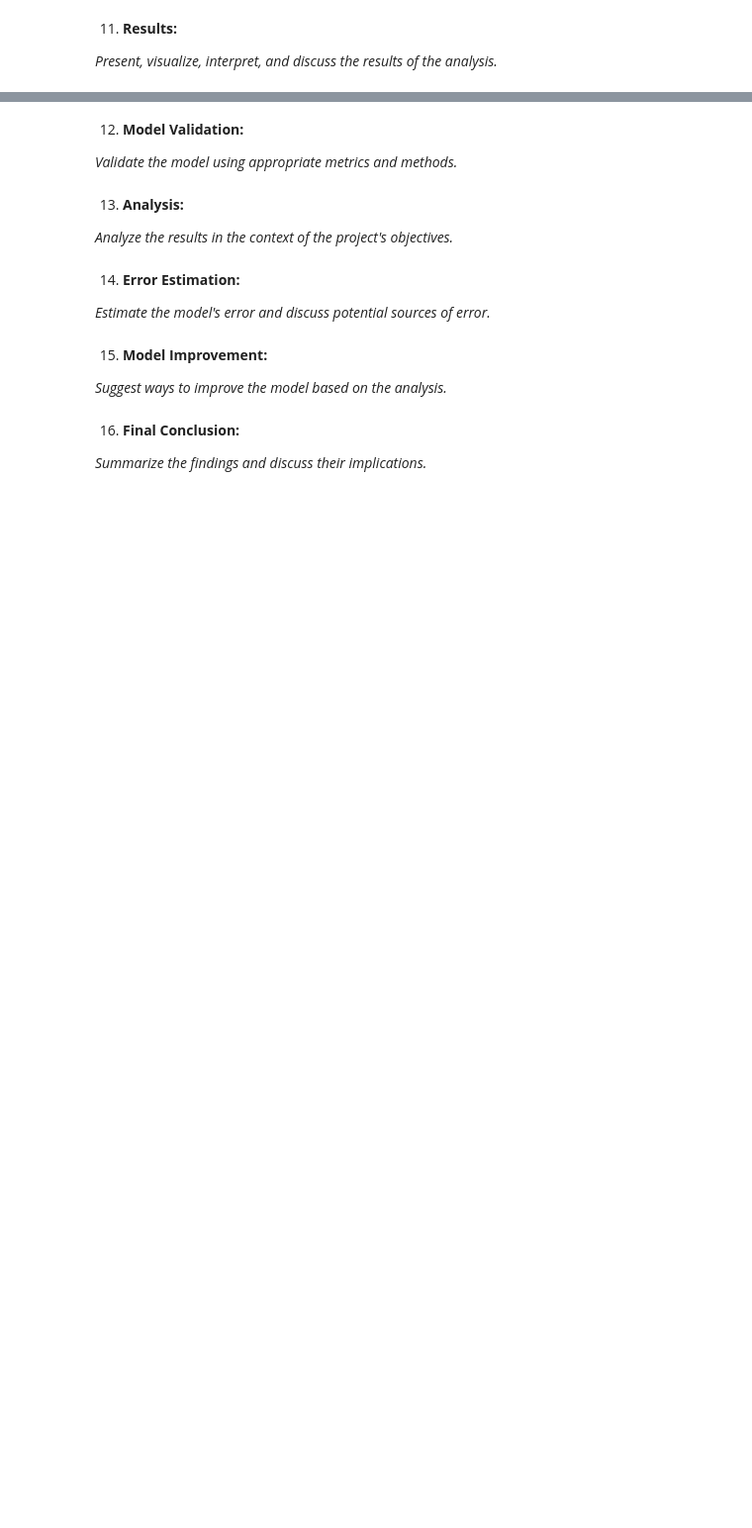
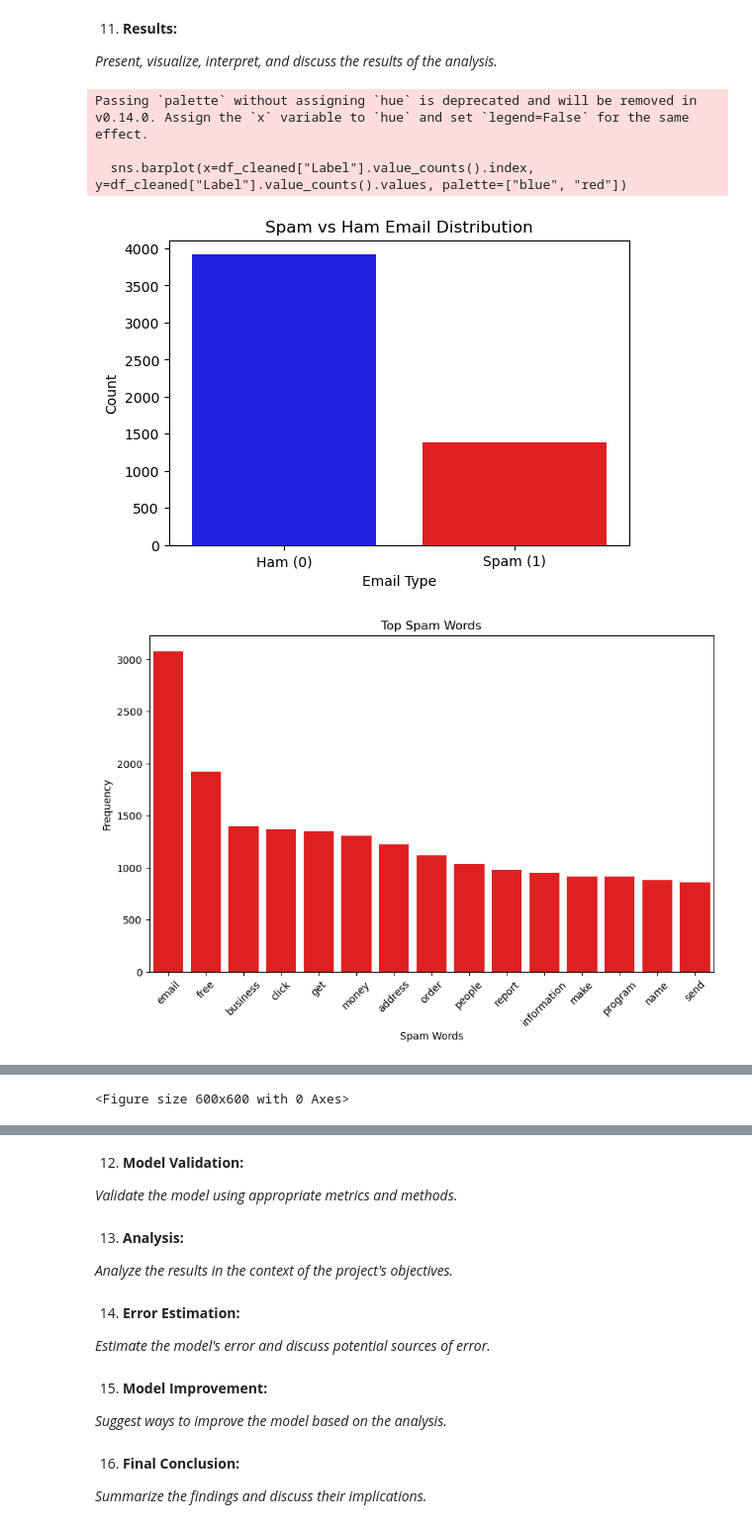
Before and after one commit to rixspaghetti/CST425-VeryLargeInfoSystems, a Jupyter notebook: EmailSpamDetection/EmailSpam.ipynb, the cells around one changed output, grey strips where cells are left out. Shown at 99% size. Cells and saved outputs as stored; diff of their text form; code cells hidden in the pictures; blank space fills up the shorter version.

Commit message:
Add visuals at the end of proj

```diff
--- a/EmailSpamDetection/EmailSpam.ipynb
+++ b/EmailSpamDetection/EmailSpam.ipynb
@@ -436,0 +442,65 @@ Overall Model Accuracy on Full Dataset: 0.9833742679010014
+# %%
+import matplotlib.pyplot as plt
+import seaborn as sns
+import numpy as np
+from sklearn.metrics import confusion_matrix, ConfusionMatrixDisplay
+
+
+# Spam vs Ham count plot
+plt.figure(figsize=(6, 4))
+sns.barplot(x=df_cleaned["Label"].value_counts().index, y=df_cleaned["Label"].value_counts().values, palette=["blue", "red"])
+plt.xticks(ticks=[0, 1], labels=["Ham (0)", "Spam (1)"])
+plt.xlabel("Email Type")
+plt.ylabel("Count")
+plt.title("Spam vs Ham Email Distribution")
+plt.show()
+
+spam_df = pd.DataFrame(top_spam_words, columns=["Word", "Count"])
+ham_df = pd.DataFrame(top_ham_words, columns=["Word", "Count"])
+
+# Plot top spam words
+plt.figure(figsize=(10, 6))
+sns.barplot(x=spam_df["Word"][:15], y=spam_df["Count"][:15], color="Red")
+plt.xticks(rotation=45)
+plt.xlabel("Spam Words")
+plt.ylabel("Frequency")
+plt.title("Top Spam Words")
+plt.show()
+
+# Plot top ham words
+plt.figure(figsize=(10, 6))
+sns.barplot(x=ham_df["Word"][:15], y=ham_df["Count"][:15], color="Blue")
+plt.xticks(rotation=45)
+plt.xlabel("Ham Words")
+plt.ylabel("Frequency")
+plt.title("Top Ham Words")
+plt.show()
+
+# Get the top words with highest TF-IDF scores
+feature_array = np.array(vectorizer.get_feature_names_out())
+tfidf_sorting = np.argsort(X.toarray()).flatten()[-15:] # Top 15 words
+
+# plot the top words
+plt.figure(figsize=(10, 6))
+sns.barplot(x=feature_array[tfidf_sorting], y=np.sort(X.toarray()).flatten()[-15:], color="Green")
+plt.xticks(rotation=45)
+plt.xlabel("Top Words by TF-IDF Importance")
+plt.ylabel("TF-IDF Score")
+plt.title("Top Words")
+plt.show()
+
+# Generate Confusion Matrix
+cm = confusion_matrix(df_cleaned["Label"], df_cleaned["Predicted_Label"])
+disp = ConfusionMatrixDisplay(confusion_matrix=cm, display_labels=["Ham", "Spam"])
+
+# Plot Confusion Matrix
+plt.figure(figsize=(6, 6))
+disp.plot(cmap="Blues", values_format="d")
+plt.title("Confusion Matrix of Naïve Bayes Model")
+plt.show()
+# %% [output]
+Passing `palette` without assigning `hue` is deprecated and will be removed in v0.14.0. Assign the `x` variable to `hue` and set `legend=False` for the same effect.
+
+  sns.barplot(x=df_cleaned["Label"].value_counts().index, y=df_cleaned["Label"].value_counts().values, palette=["blue", "red"])
+[figure, added]
+[figure, added]
@@ -436,0 +509 @@ Overall Model Accuracy on Full Dataset: 0.9833742679010014
+<Figure size 600x600 with 0 Axes>
```
Also changed, not shown: parts of 6 cells of this notebook.
